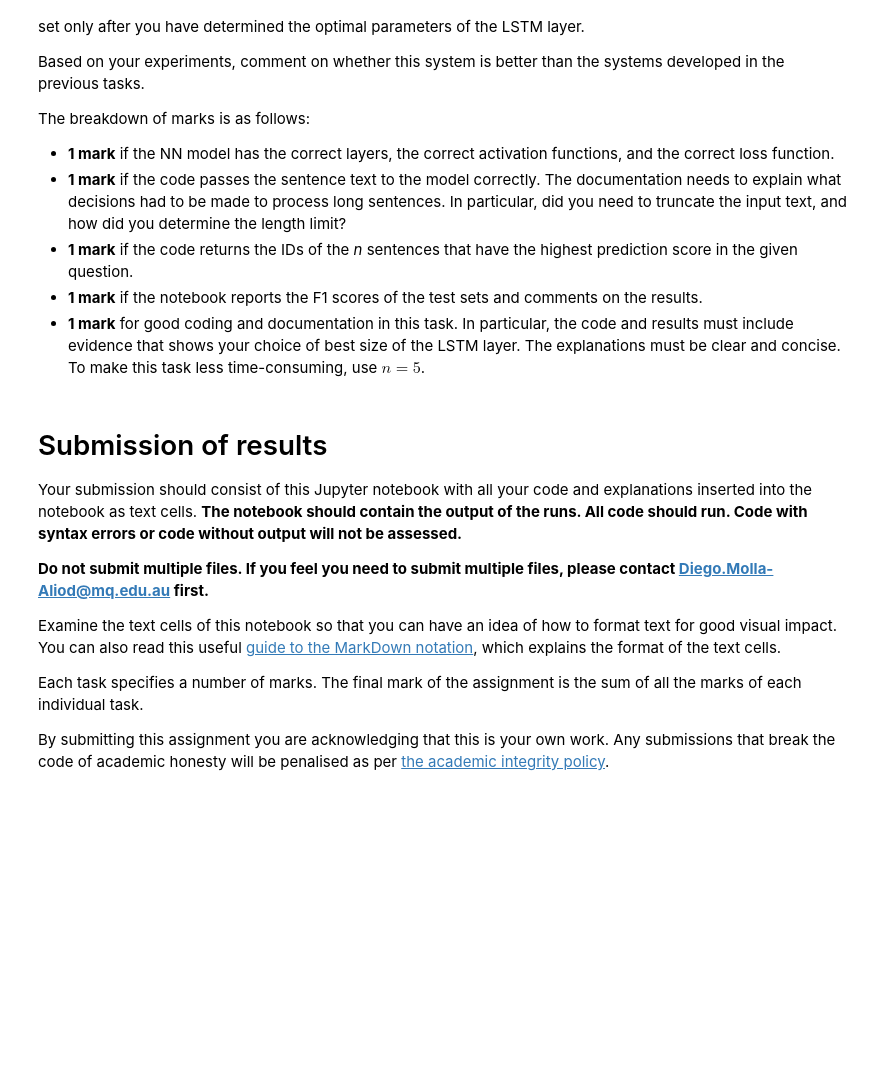
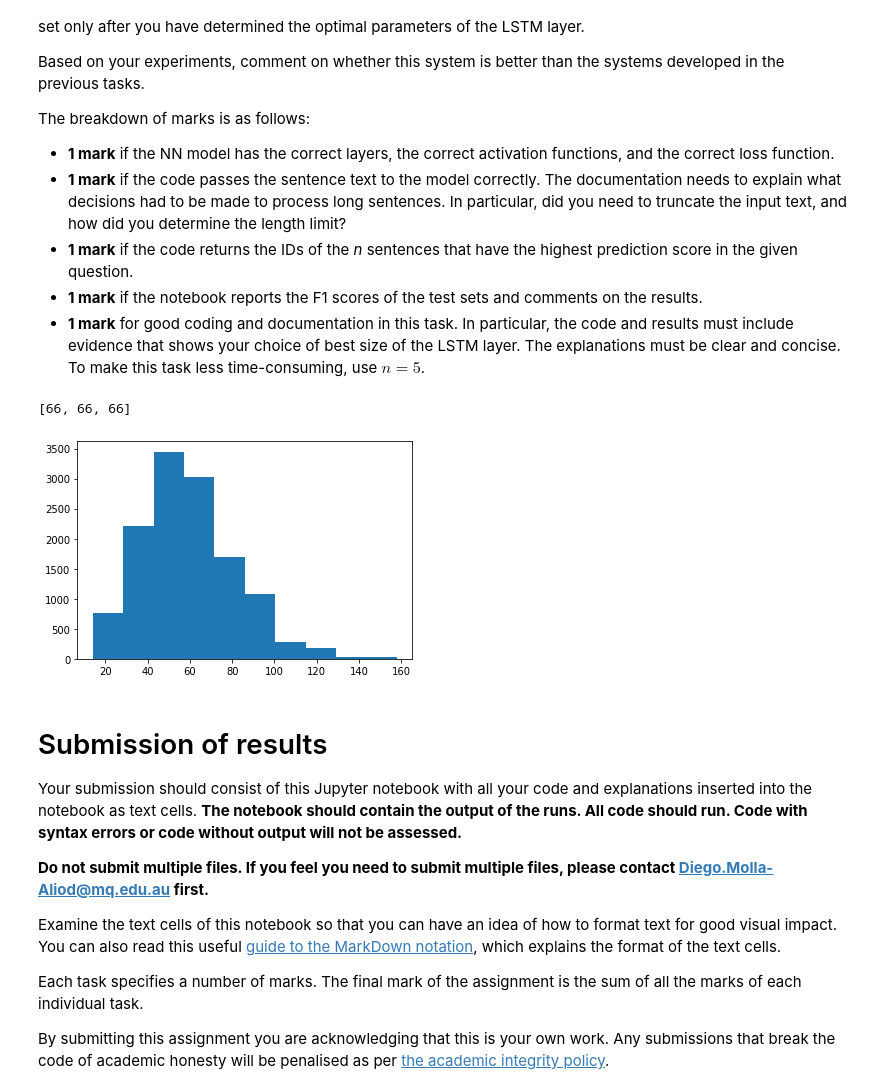
Before and after one commit to sharingankf/2022S1, a Jupyter notebook: assignments/a2/A2.ipynb, the cells around one changed output. Drawn from its saved outputs; the diff is of its cells as text; code cells hidden in the pictures; blank space fills up the shorter version.

```diff
--- a/assignments/a2/A2.ipynb
+++ b/assignments/a2/A2.ipynb
@@ -204,3 +327,13 @@ The breakdown of marks is as follows:
+# %%
+dev_test_lengths = [len(r[2]) for r in devtest_set]
+dev_test_lengths[:3]
+# %% [output]
+[66, 66, 66]
+# %%
+plt.hist(dev_test_lengths)
+plt.show()
+# %% [output]
+[figure, added]
 # %% [markdown]
 # Submission of results
 
```
Also changed, not shown: parts of 21 cells of this notebook, 3 other files.
